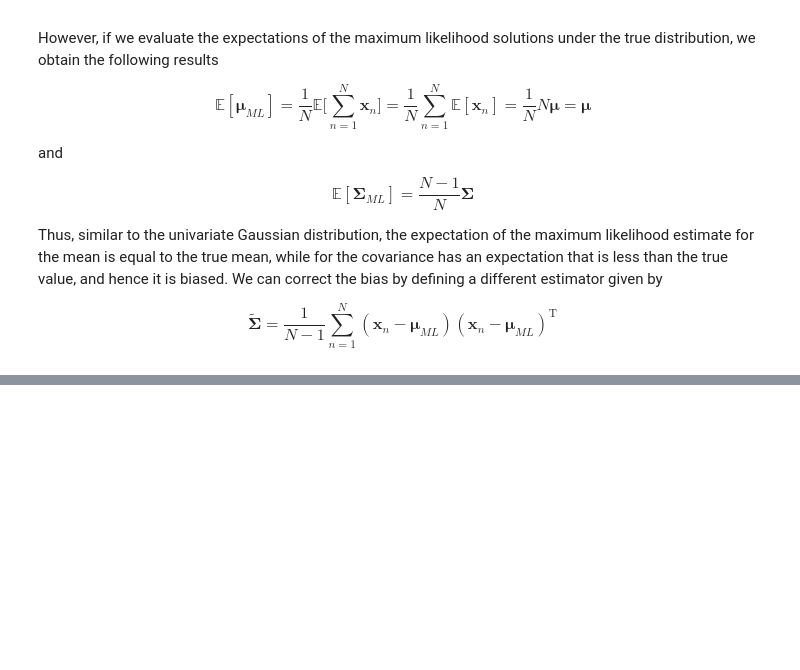
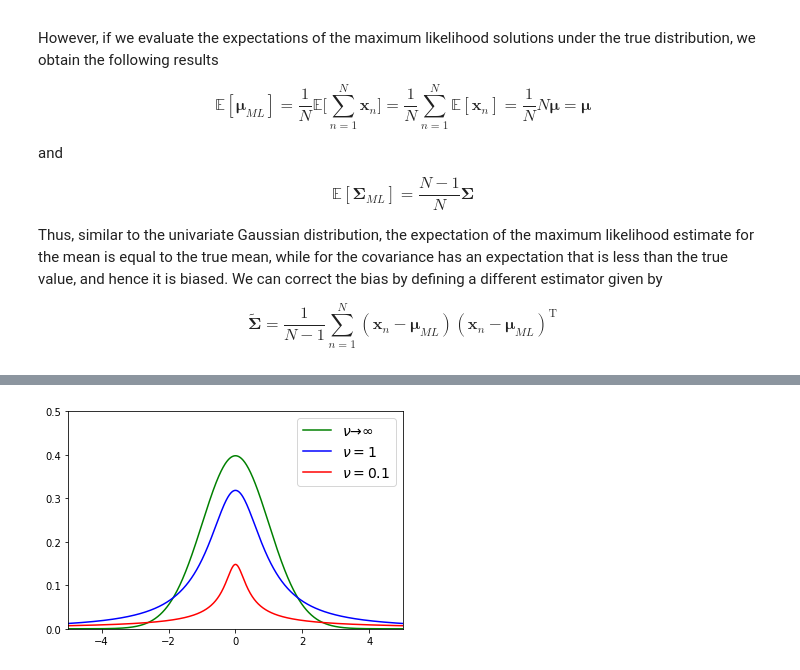
Before and after one commit to vagmcs/PRML, a Jupyter notebook: notebooks/ch2_probability_distributions.ipynb, the cells around one changed output, grey strips where cells are left out. Drawn from its saved outputs; the diff is of its cells as text; code cells hidden in the pictures; blank space fills up the shorter version.

```diff
--- a/notebooks/ch2_probability_distributions.ipynb
+++ b/notebooks/ch2_probability_distributions.ipynb
@@ -946,0 +1147,12 @@ plt.show()
+# %%
+x_space = np.arange(-5, 5, 0.01)
+
+plt.plot(x_space, StudentT(nu=100).pdf(x_space), color="green", label="$\\nu\\to\\infty$")
+plt.plot(x_space, StudentT(nu=1).pdf(x_space), color="blue", label="$\\nu=1$")
+plt.plot(x_space, StudentT(nu=0.1).pdf(x_space), color="red", label="$\\nu=0.1$")
+plt.xlim(-5, 5); plt.ylim(0, 0.5)
+plt.legend(fontsize=14)
+
+plt.show()
+# %% [output]
+[figure, added]
```
Also changed, not shown: parts of 17 cells of this notebook, 2 other files.
